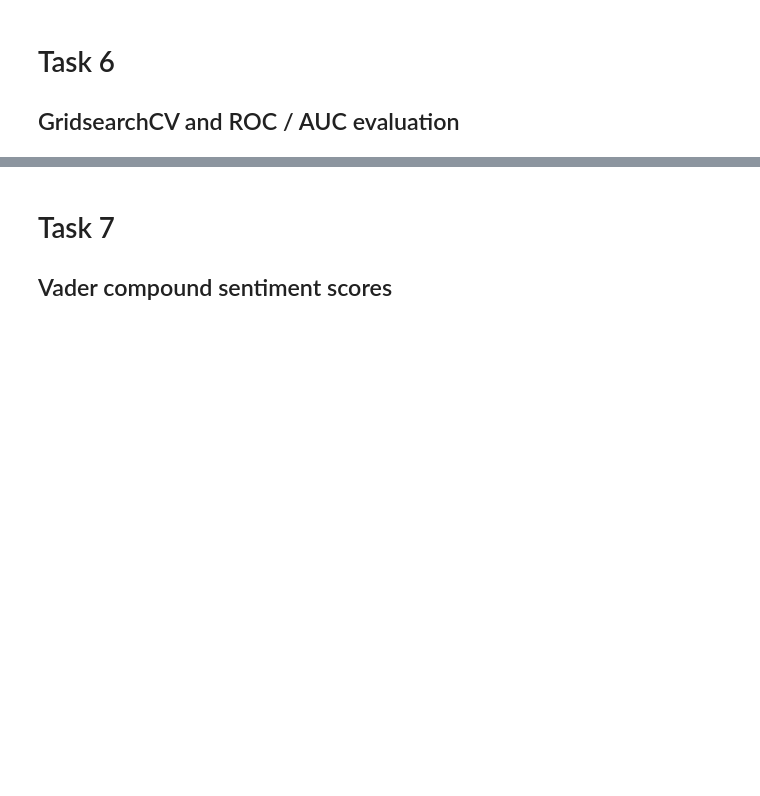
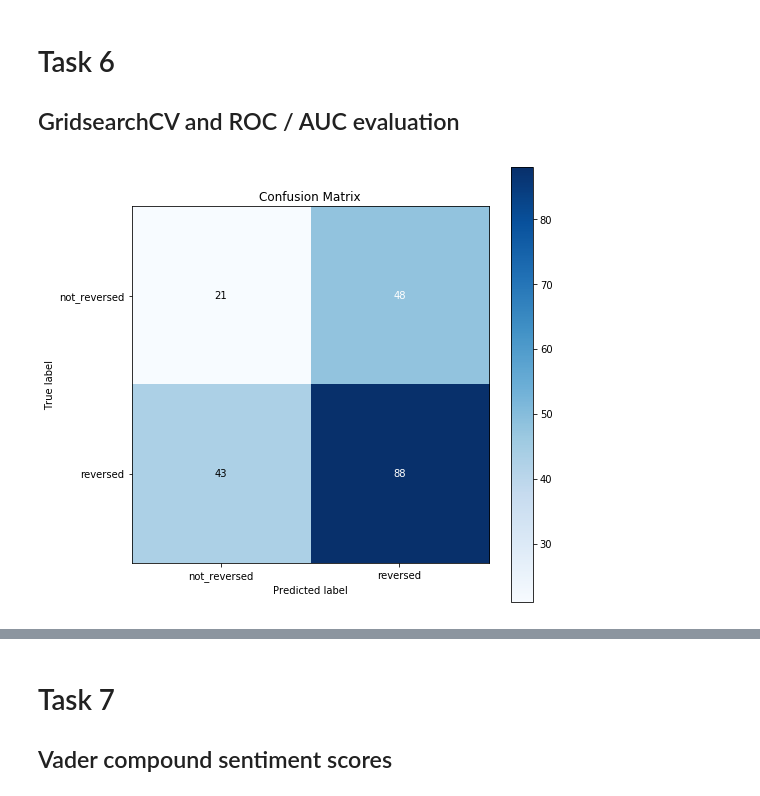
Before and after one commit to matthaeusheer/robot-judge, a Jupyter notebook: notebooks/exc_1_matthaeus_heer.ipynb, the cells around one changed output, grey strips where cells are left out. Cells and saved outputs as stored; diff of their text form; code cells hidden in the pictures; blank space fills up the shorter version.

Commit message:
Exercise  one. Io, corpus analysis, ngram creation, reversal prediction, sentiment analysis, clustering.

```diff
--- a/notebooks/exc_1_matthaeus_heer.ipynb
+++ b/notebooks/exc_1_matthaeus_heer.ipynb
@@ -122,3 +127,9 @@ plt.show()
+# %%
+feat_df.insert(0, 'case_reversed__', target_values)
+feat_df.fillna(0.0, inplace=True)
+
+y = feat_df['case_reversed__']
+X = feat_df.loc[:, feat_df.columns != 'case_reversed__']
 # %% [markdown]
 # Task 5
 ## Create training / test set
@@ -124,0 +143,12 @@ plt.show()
+# %%
+X_train, X_test, y_train, y_test = train_test_split(X, y, test_size=0.2, random_state=42)
+# %%
+pipeline = Pipeline([('std_scaler', StandardScaler()),
+                     ('log_regr', LogisticRegression())])
+
+param_grid = {'log_regr__C': [0.001, 0.01, 0.1, 1, 10, 100, 1000]}
+
+clf = GridSearchCV(pipeline, param_grid=param_grid, cv=5, refit=True)
+clf = clf.fit(X_train, y_train)
+# %%
+y_pred = clf.predict(X_test)
@@ -127,0 +174,7 @@ plt.show()
+# %%
+y_true_labels = transform_to_text_label(y_test, 'not_reversed', 'reversed')
+y_pred_labels = transform_to_text_label(y_pred, 'not_reversed', 'reversed')
+
+_ = plot_confusion_matrix(y_true_labels, y_pred_labels, figsize=(8, 8))
+# %% [output]
+[figure, added]
```
Also changed, not shown: parts of 35 cells of this notebook, 9 other files.
